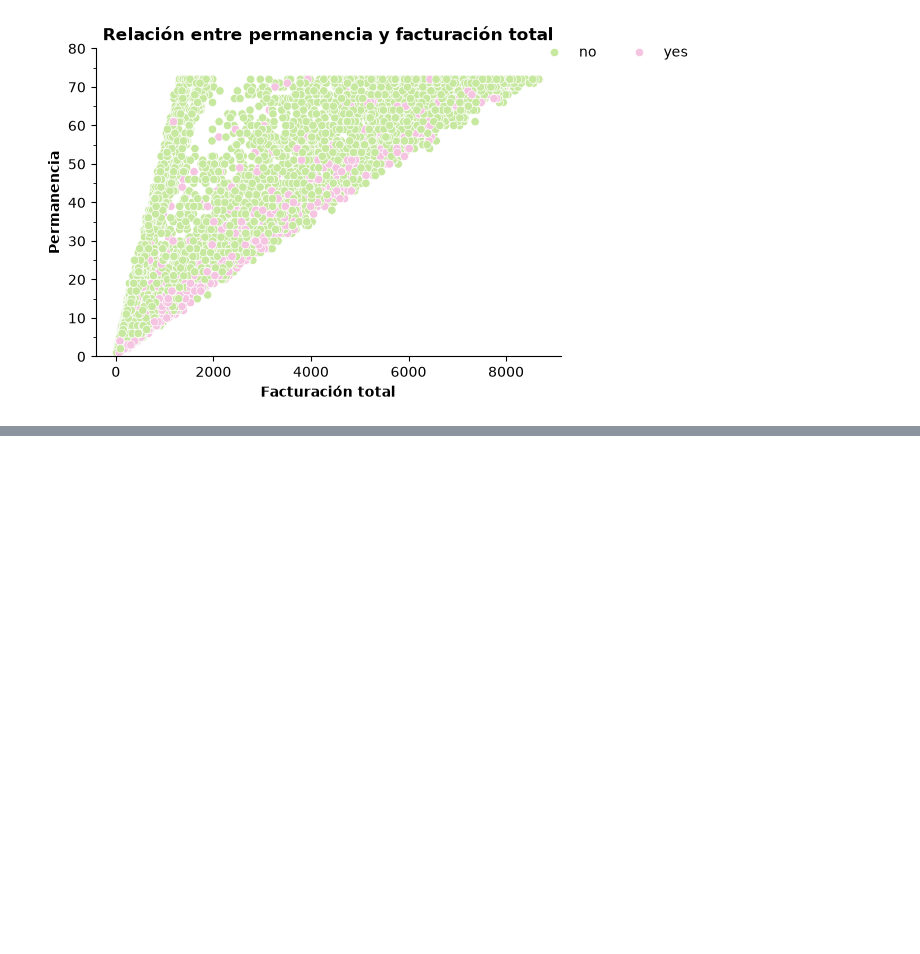
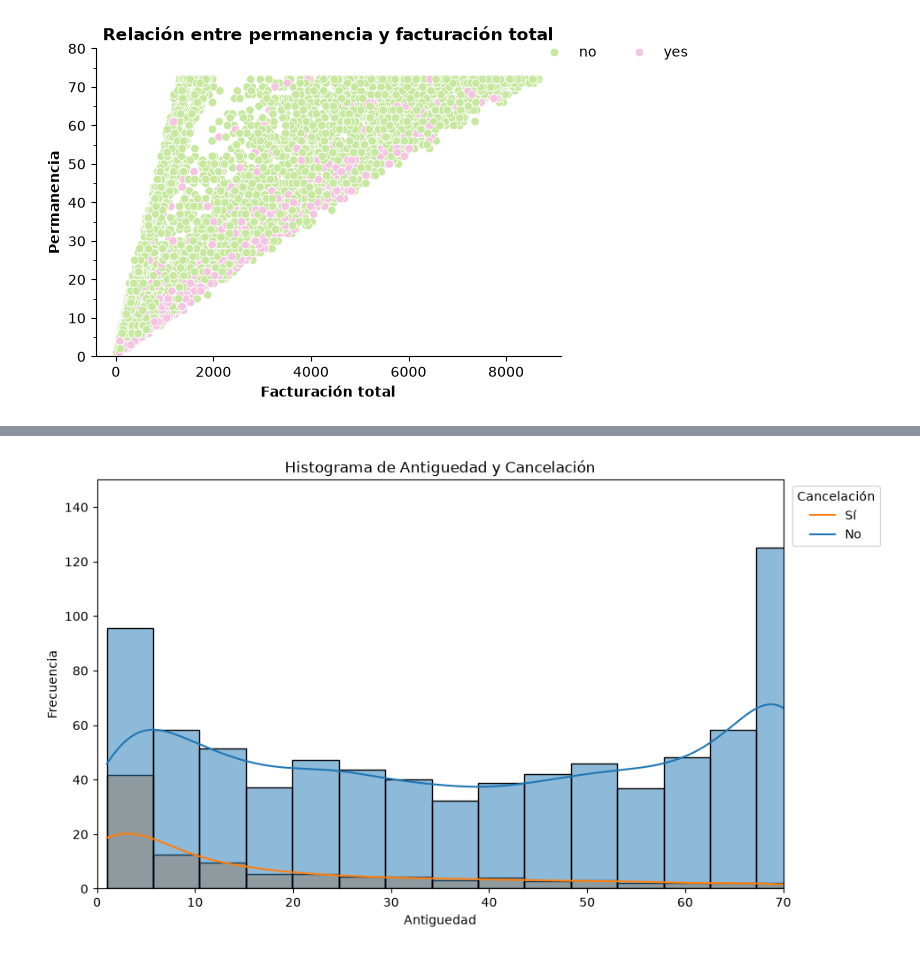
Before and after one commit to JGarcia575/dashboard_app, a Jupyter notebook: auxiliar.ipynb, the cells around one changed output, grey strips where cells are left out. Drawn from its saved outputs; the diff is of its cells as text; code cells hidden in the pictures; blank space fills up the shorter version.

```diff
--- a/auxiliar.ipynb
+++ b/auxiliar.ipynb
@@ -301,0 +501,13 @@ plt.show()
+# %%
+fig, ax = plt.subplots(figsize=(10,6))
+ax = sns.histplot(variables_numericas,x='Tenure', hue='Churn', kde=True, stat='frequency')
+ax.set_title('Histograma de Antiguedad y Cancelación')
+ax.set_xlabel('Antiguedad')
+ax.set_ylabel('Frecuencia')
+ax.set_xlim(0,70)
+ax.set_ylim(0,150)
+ax.legend(title="Cancelación",labels=['Sí', 'No'], loc='upper right', bbox_to_anchor=(1,0.70,0.15,0.3))
+
+plt.show()
+# %% [output]
+[figure, added]
```
Also changed, not shown: parts of 39 cells of this notebook, 1 other file.
